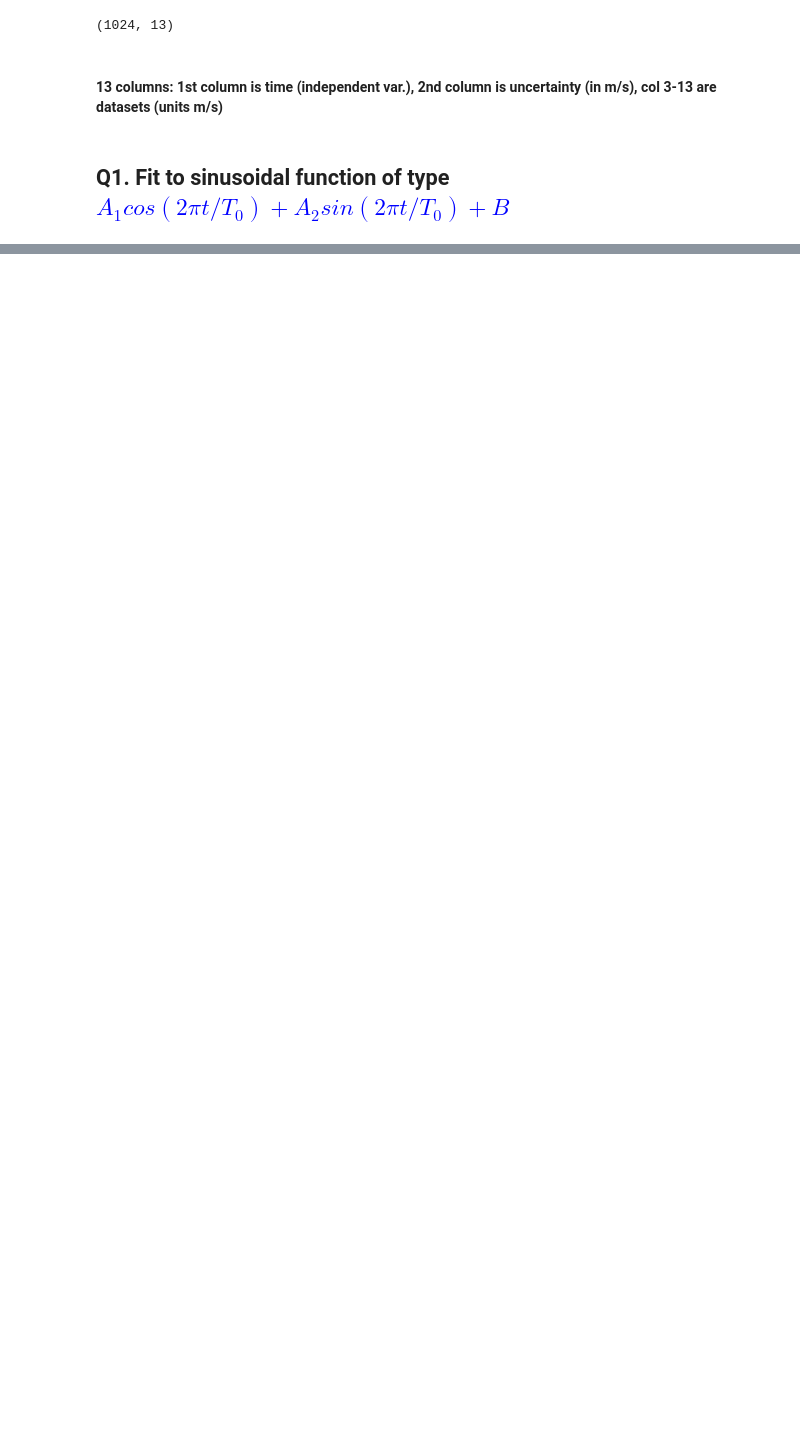
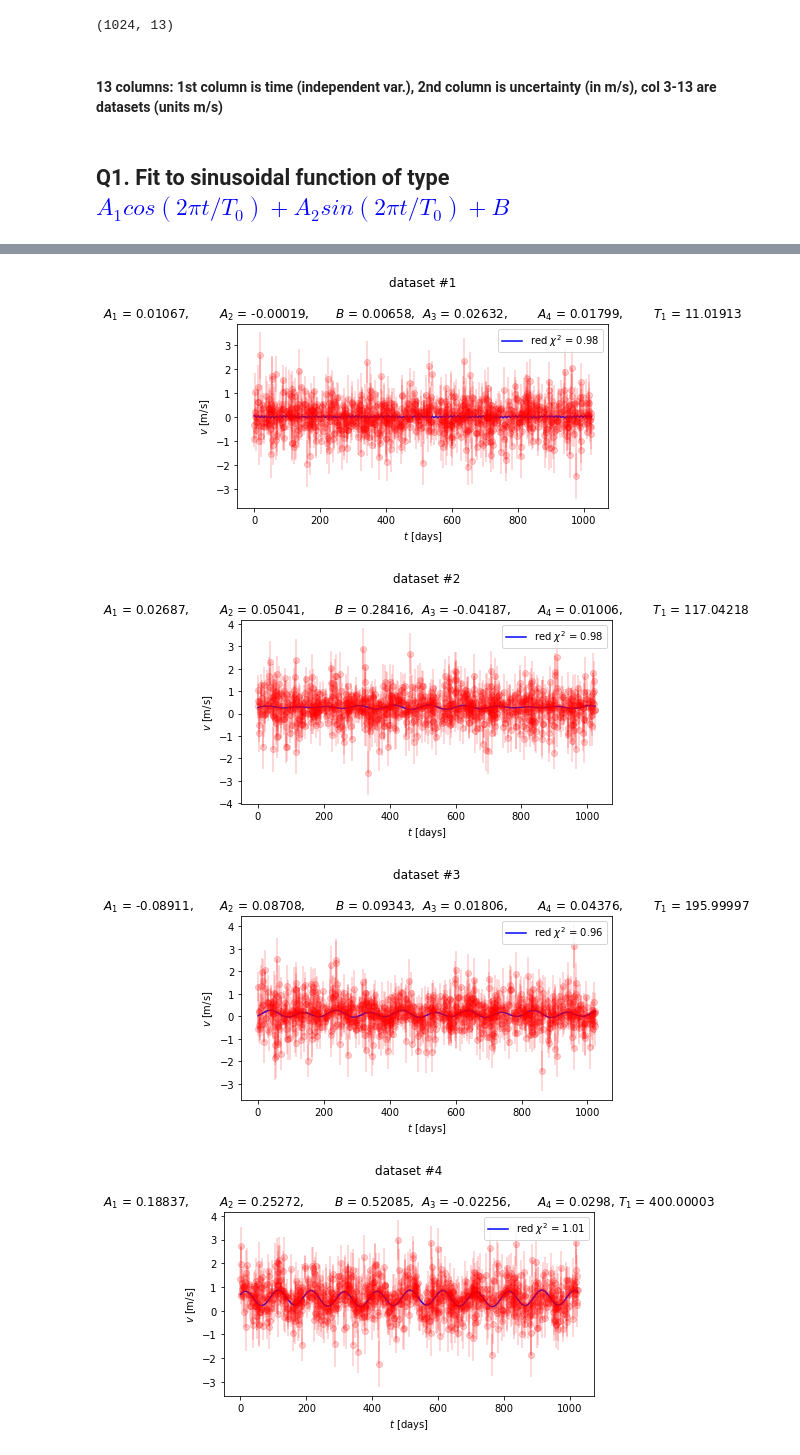
Before and after one commit to jabacousnac/Data-Science-for-Physics-Homework, a Jupyter notebook: pset02_Log_Likelihood_and_Nuisance.ipynb, the cells around one changed output, grey strips where cells are left out. Cells and saved outputs as stored; diff of their text form; code cells hidden in the pictures; blank space fills up the shorter version.

```diff
--- a/pset02_Log_Likelihood_and_Nuisance.ipynb
+++ b/pset02_Log_Likelihood_and_Nuisance.ipynb
@@ -146,0 +167,52 @@ for i in range(2,13):
+# %%
+for i in range(2,13):
+
+    X_data = df[:,0]
+    Y_data_err = df[:,1]
+    Y_data = df[:,i]
+
+    fig, ax = plt.subplots()
+    ax.errorbar(X_data,Y_data,yerr = Y_data_err, marker = 'o', c = 'red', alpha = 0.2)
+
+    T0 = 100
+    def chi_sq(params):
+        A1, A2, B, A3, A4, T1 = params[0], params[1], params[2], params[3], params[4], params[5]
+        y_fit = [A1*np.cos(2*np.pi*X_data[i]/T0) + A2*np.sin(2*np.pi*X_data[i]/T0) + B +\
+                 A3*np.cos(2*np.pi*X_data[i]/T1) + A4*np.sin(2*np.pi*X_data[i]/T1)\
+                for i in range(len(X_data))]
+        func_list = [(Y_data[i]-y_fit[i])**2/Y_data_err[i]**2 for i in range(len(X_data))]
+        ans = np.sum(func_list)
+        return ans
+
+    p0 = params_dict[i-1] #obtain initial estimates from earlier fits
+    LL_model = minimize(chi_sq, np.array(p0), method = 'L-BFGS-B')
+    A1, A2, B, A3, A4, T1 = LL_model.x[0], LL_model.x[1], LL_model.x[2], LL_model.x[3], LL_model.x[4], LL_model.x[5]
+
+    #deal with uncertainties
+    covar = LL_model.hess_inv
+    covar = covar * np.identity(covar.shape[1])
+
+    y_fit = [A1*np.cos(2*np.pi*X_data[i]/T0) + A2*np.sin(2*np.pi*X_data[i]/T0) + B +\
+             A3*np.cos(2*np.pi*X_data[i]/T1) + A4*np.sin(2*np.pi*X_data[i]/T1)\
+                for i in range(len(X_data))]
+    ax.plot(X_data, y_fit, 'b-', label = r'red $\chi^2$ = {}'.format(round((chi_sq([A1, A2, B, A3, A4, T1])/(len(X_data) -1)),2)))
+
+    str1 = 'dataset #{}\n'.format(i-1) + '\n'
+    str2 = r'$A_1$ = {},'.format(round(A1,5)) + '\t'
+    str3 = r'$A_2$ = {},'.format(round(A2,5)) + '\t'
+    str4 = r'$B$ = {},'.format(round(B,5)) + '\t'
+    str5 = r'$A_3$ = {},'.format(round(A3,5)) + '\t'
+    str6 = r'$A_4$ = {},'.format(round(A4,5)) + '\t'
+    str7 = r'$T_1$ = {}'.format(round(T1,5))
+
+    ax.set_title(str1 + str2 + str3 + str4 + str5 + str6 + str7)
+    ax.set_xlabel(r'$t$ [days]')
+    ax.set_ylabel(r'$v$ [m/s]')
+    ax.legend()
+
+    plt.tight_layout()
+# %% [output]
+[figure, added]
+[figure, added]
+[figure, added]
+[figure, added]
```
Also changed, not shown: parts of 11 cells of this notebook.
